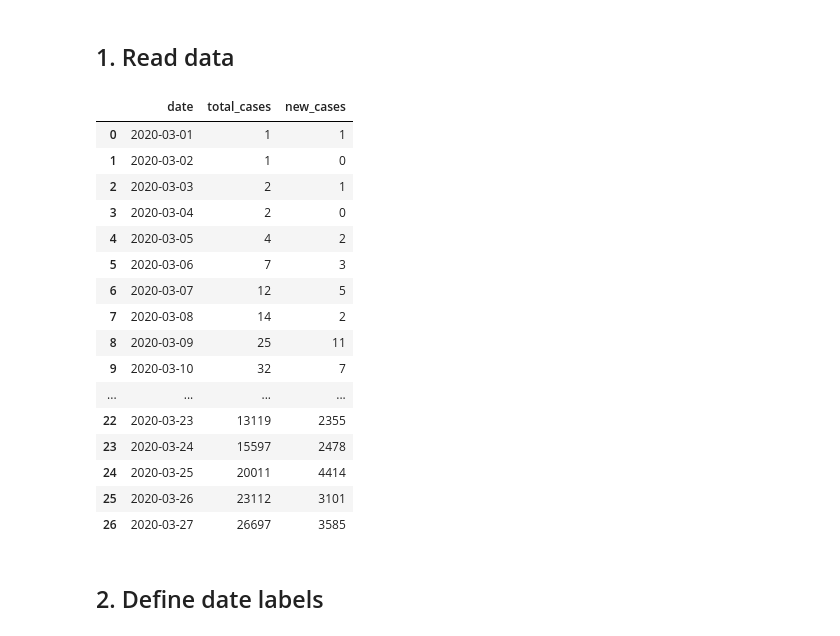
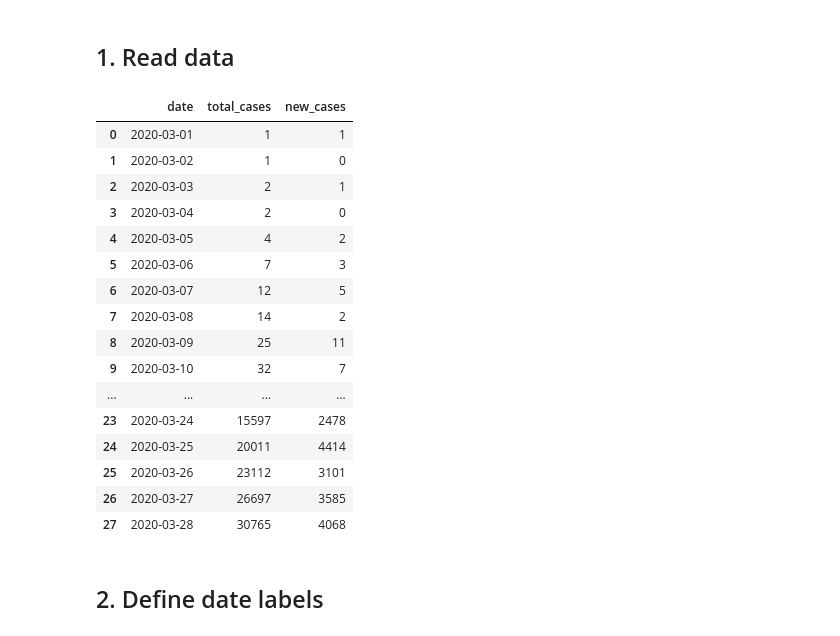
Before and after one commit to carlos-afonso/COVID-19, a Jupyter notebook: notebooks/nyc-covid-19-cases-over-time.ipynb, the cells around one changed output. Saved outputs shown, nothing was run; the diff lists cells and outputs as text; code cells hidden in the pictures.

```diff
--- a/notebooks/nyc-covid-19-cases-over-time.ipynb
+++ b/notebooks/nyc-covid-19-cases-over-time.ipynb
@@ -12,31 +12,31 @@ import pandas as pd
 # %% [markdown]
 ## 1. Read data
 # %%
-update_str = 'as reported by NYC Health on March 27, 2020, 4:00 pm'
+update_str = 'as reported by NYC Health on March 28, 2020, 4:00 pm'
 source_str = 'Data: nyc.gov/coronavirus - Plot: carlos-afonso.github.io/COVID-19'
 
 data_file = '../data/nyc-health-daily-updates/cases/nyc-covid-19-cases-over-time.csv'
 
 df = pd.read_csv(data_file)
 df
 # %% [output]
 |  | date | total_cases | new_cases |
 | 0 | 2020-03-01 | 1 | 1 |
 | 1 | 2020-03-02 | 1 | 0 |
 | 2 | 2020-03-03 | 2 | 1 |
 | 3 | 2020-03-04 | 2 | 0 |
 | 4 | 2020-03-05 | 4 | 2 |
 | 5 | 2020-03-06 | 7 | 3 |
 | 6 | 2020-03-07 | 12 | 5 |
 | 7 | 2020-03-08 | 14 | 2 |
 | 8 | 2020-03-09 | 25 | 11 |
 | 9 | 2020-03-10 | 32 | 7 |
 | ... | ... | ... | ... |
-| 22 | 2020-03-23 | 13119 | 2355 |
 | 23 | 2020-03-24 | 15597 | 2478 |
 | 24 | 2020-03-25 | 20011 | 4414 |
 | 25 | 2020-03-26 | 23112 | 3101 |
 | 26 | 2020-03-27 | 26697 | 3585 |
+| 27 | 2020-03-28 | 30765 | 4068 |
 # %% [markdown]
 ## 2. Define date labels
 # %%
```
Also changed, not shown: parts of 3 cells of this notebook, 11 other files.
